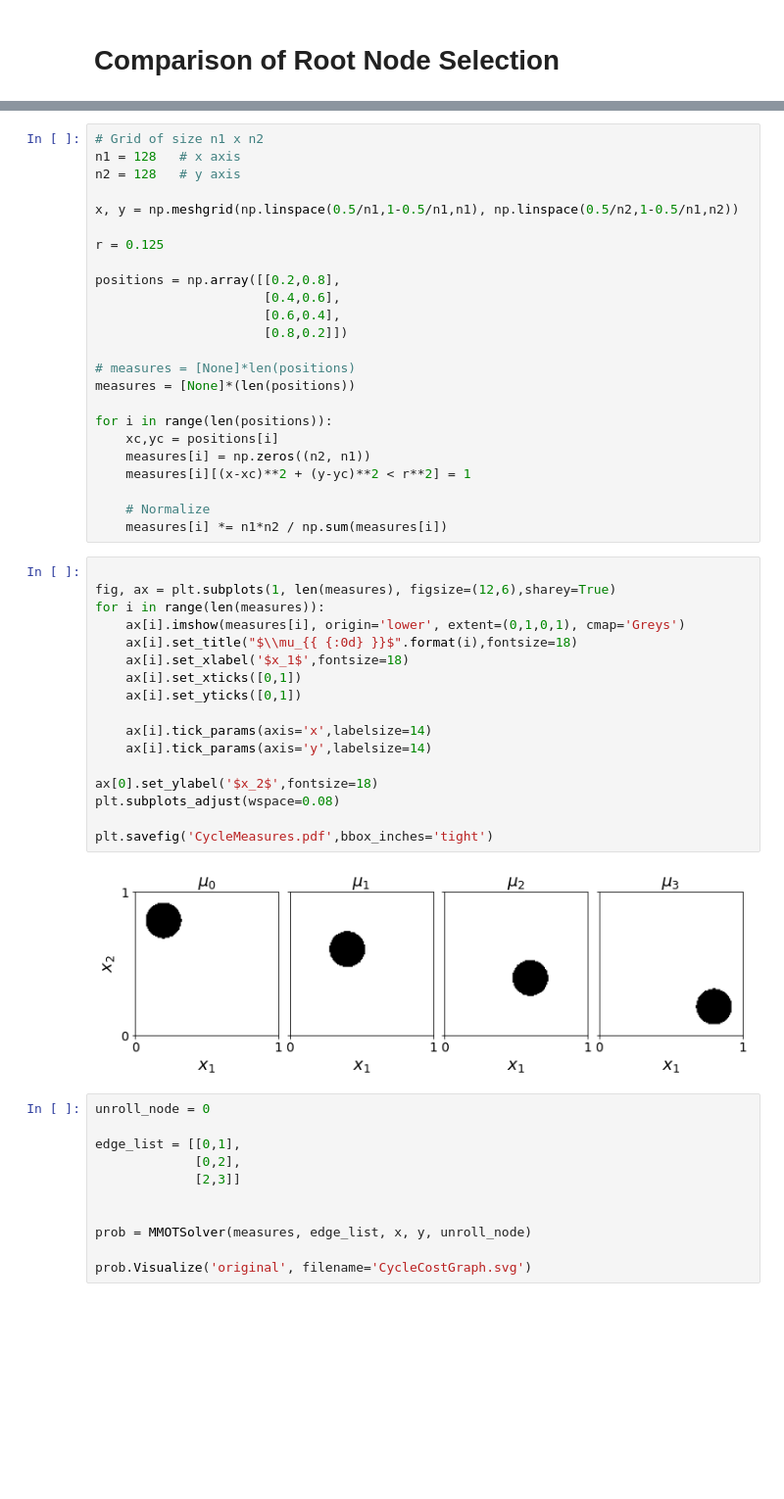
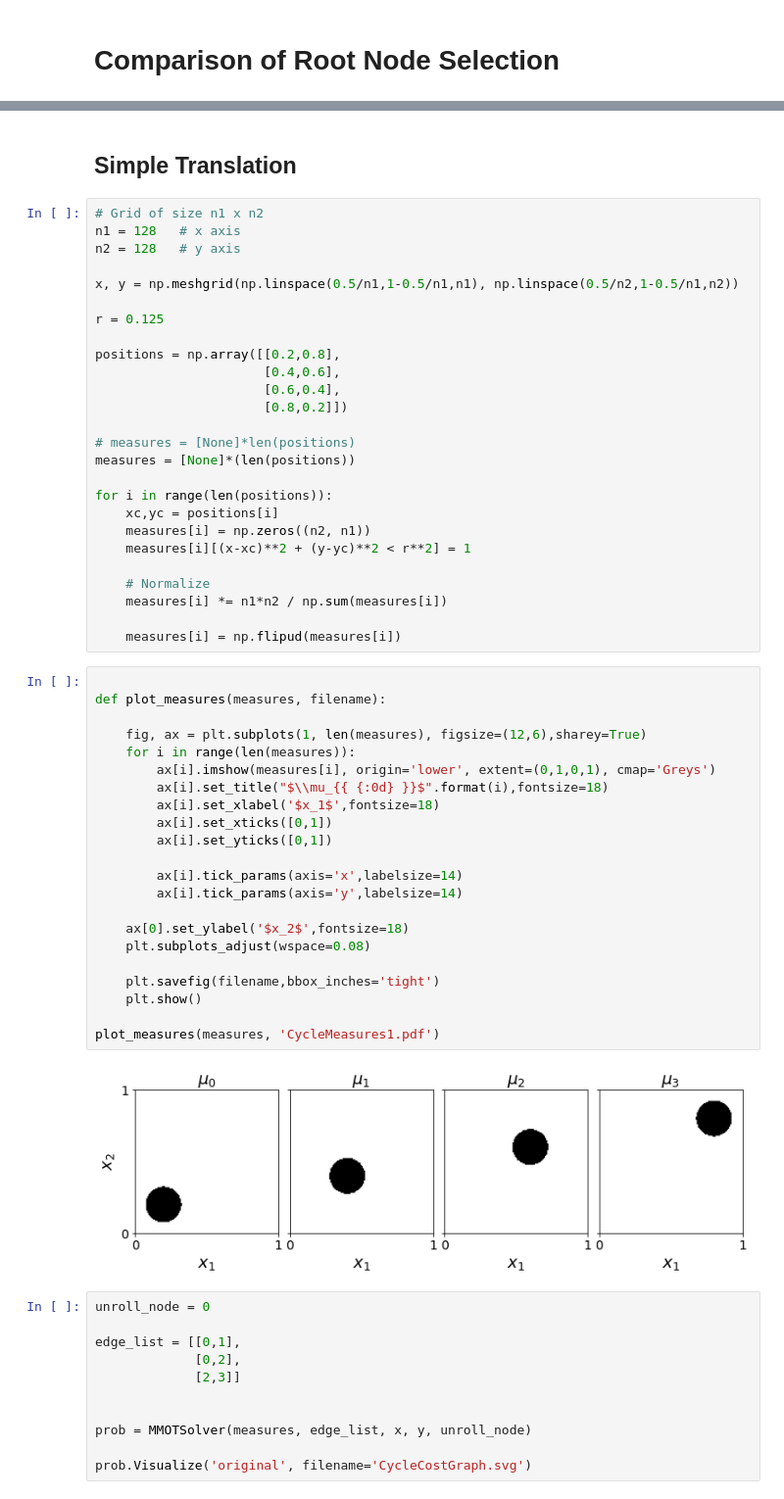
Before and after one commit to simda-muri/mmot, a Jupyter notebook: docs/source/examples/CycleComparison.ipynb, the cells around one changed output, grey strips where cells are left out. Shown at 98% size. Cells and saved outputs as stored; diff of their text form; blank space fills up the shorter version.

```diff
--- a/docs/source/examples/CycleComparison.ipynb
+++ b/docs/source/examples/CycleComparison.ipynb
@@ -8,3 +10,5 @@ import matplotlib.pyplot as plt
+# %% [markdown]
+## Simple Translation
 # %%
 # Grid of size n1 x n2
 n1 = 128   # x axis
@@ -29,25 +33,32 @@ for i in range(len(positions)):
 
     # Normalize
     measures[i] *= n1*n2 / np.sum(measures[i])
+
+    measures[i] = np.flipud(measures[i])
 # %%
 
-fig, ax = plt.subplots(1, len(measures), figsize=(12,6),sharey=True)
-for i in range(len(measures)):
-    ax[i].imshow(measures[i], origin='lower', extent=(0,1,0,1), cmap='Greys')
-    ax[i].set_title("$\\mu_{{ {:0d} }}$".format(i),fontsize=18)
-    ax[i].set_xlabel('$x_1$',fontsize=18)
-    ax[i].set_xticks([0,1])
-    ax[i].set_yticks([0,1])
+def plot_measures(measures, filename):
 
-    ax[i].tick_params(axis='x',labelsize=14)
-    ax[i].tick_params(axis='y',labelsize=14)
+    fig, ax = plt.subplots(1, len(measures), figsize=(12,6),sharey=True)
+    for i in range(len(measures)):
+        ax[i].imshow(measures[i], origin='lower', extent=(0,1,0,1), cmap='Greys')
+        ax[i].set_title("$\\mu_{{ {:0d} }}$".format(i),fontsize=18)
+        ax[i].set_xlabel('$x_1$',fontsize=18)
+        ax[i].set_xticks([0,1])
+        ax[i].set_yticks([0,1])
 
-ax[0].set_ylabel('$x_2$',fontsize=18)
-plt.subplots_adjust(wspace=0.08)
+        ax[i].tick_params(axis='x',labelsize=14)
+        ax[i].tick_params(axis='y',labelsize=14)
 
-plt.savefig('CycleMeasures.pdf',bbox_inches='tight')
+    ax[0].set_ylabel('$x_2$',fontsize=18)
+    plt.subplots_adjust(wspace=0.08)
+
+    plt.savefig(filename,bbox_inches='tight')
+    plt.show()
+
+plot_measures(measures, 'CycleMeasures1.pdf')
 # %% [output]
-[figure, old version]
+[figure, new version]
 # %%
 unroll_node = 0
 
```
Also changed, not shown: parts of 14 cells of this notebook, 5 other files.
